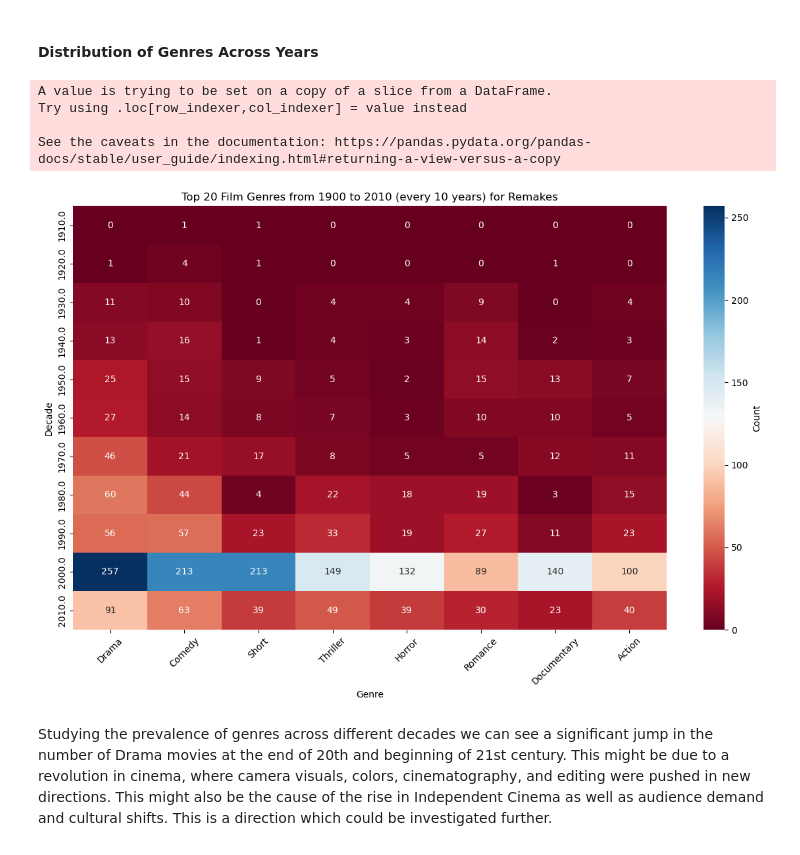
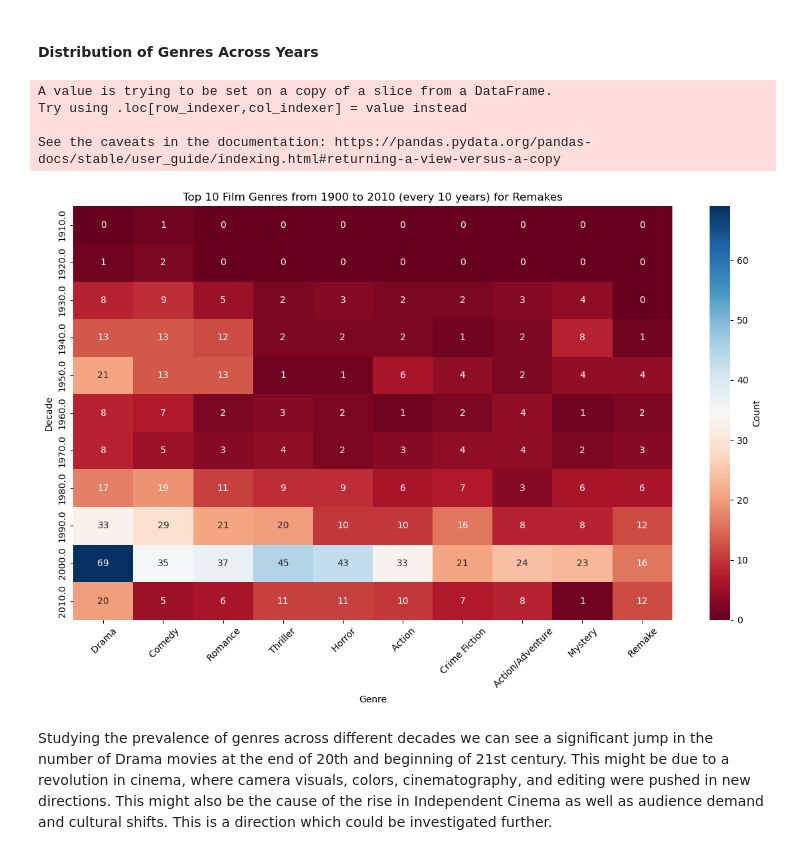
Before and after one commit to epfl-ada/ada-2024-project-madayam, a Jupyter notebook: result_eda.ipynb, the cells around one changed output. Saved outputs shown, nothing was run; the diff lists cells and outputs as text; code cells hidden in the pictures.

Commit message:
Fixed some previous bugs, added analysis for the crew and the trends for different numerical features across years.

```diff
--- a/result_eda.ipynb
+++ b/result_eda.ipynb
@@ -1158,40 +1167,41 @@ df_movies_copy = df_remakes.copy() # Change this to df_originals or df_rest to s
 title = "Remakes" # Change this to "Originals" or "Rest" to see the other datasets
 
 df_movies_copy['movie_genres'] = df_movies_copy['movie_genres'].apply(
-    lambda x: [genre.strip() for genre in x.split(',')] if isinstance(x, str) else x
+    lambda x: x.split(',') if isinstance(x, str) else x
 )
+
 df_movies_exploded = df_movies_copy.explode("movie_genres")
 
 counts = df_movies_exploded['movie_genres'].value_counts()
-frequent_genres = counts[counts > 200].index
+frequent_genres = counts[counts > 0].index
 
 df_movies_exploded_filtered = df_movies_exploded[df_movies_exploded['movie_genres'].isin(frequent_genres)]
 
-df_movies_exploded_filtered['decade'] = (df_movies_exploded_filtered['year'] // 10) * 10
+df_movies_exploded_filtered.loc[:, 'decade'] = (df_movies_exploded_filtered['year'] // 10) * 10
 
 df_decades = df_movies_exploded_filtered[
     (df_movies_exploded_filtered['decade'] >= 1900) & (df_movies_exploded_filtered['decade'] <= 2010)
 ]
 
 genre_counts = df_decades.groupby(['decade', 'movie_genres']).size().unstack(fill_value=0)
 
-top_genres = genre_counts.sum().nlargest(20).index
+top_genres = genre_counts.sum().nlargest(10).index
 genre_counts_top = genre_counts[top_genres]
 
 plt.figure(figsize=(12, 8))
 sns.heatmap(genre_counts_top, cmap="RdBu", annot=True, fmt="d", cbar_kws={'label': 'Count'}) # other colormap = YlGnBu
-plt.title(f"Top 20 Film Genres from 1900 to 2010 (every 10 years) for {title}")
+plt.title(f"Top 10 Film Genres from 1900 to 2010 (every 10 years) for {title}")
 plt.xlabel("Genre")
 plt.ylabel("Decade")
 plt.xticks(rotation=45)
 plt.tight_layout()
 plt.show()
 # %% [output]
 A value is trying to be set on a copy of a slice from a DataFrame.
 Try using .loc[row_indexer,col_indexer] = value instead
 
 See the caveats in the documentation: https://pandas.pydata.org/pandas-docs/stable/user_guide/indexing.html#returning-a-view-versus-a-copy
-[figure, old version]
+[figure, new version]
 # %% [markdown]
 Studying the prevalence of genres across different decades we can see a significant jump in the number of Drama movies at the end of 20th and beginning of 21st century. This might be due to a revolution in cinema, where camera visuals, colors, cinematography, and editing were pushed in new directions. This might also be the cause of the rise in Independent Cinema as well as audience demand and cultural shifts. This is a direction which could be investigated further.
 # %% [markdown]
```
Also changed, not shown: parts of 47 cells of this notebook.
